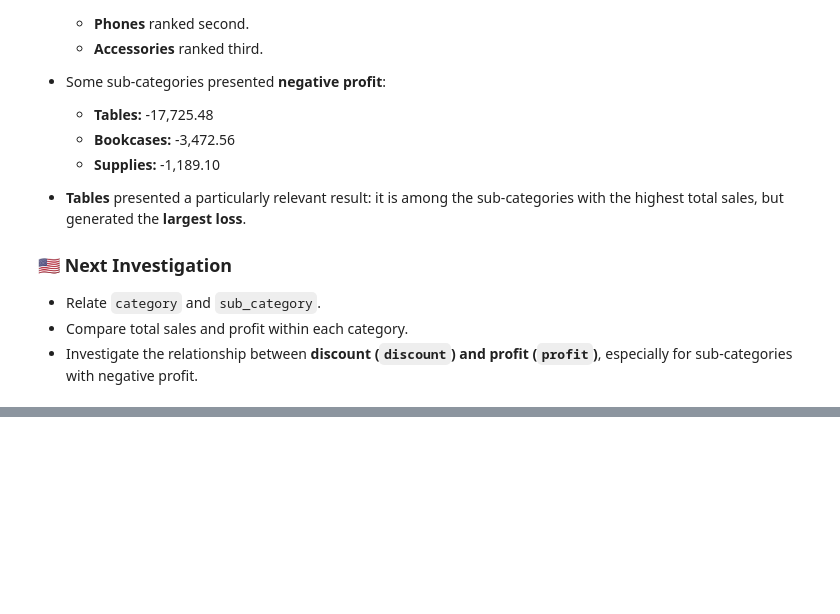
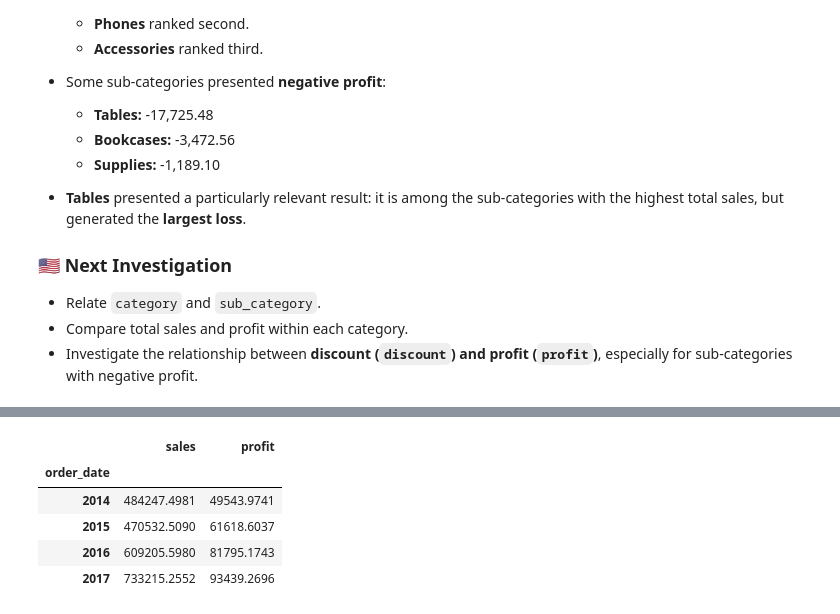
Before and after one commit to higorlu2023-design/superstore-sales-analysis, a Jupyter notebook: Notebooks/EDA.ipynb, the cells around one changed output, grey strips where cells are left out. Saved outputs shown, nothing was run; the diff lists cells and outputs as text; code cells hidden in the pictures; blank space fills up the shorter version.

```diff
--- a/Notebooks/EDA.ipynb
+++ b/Notebooks/EDA.ipynb
@@ -462,0 +714,18 @@ df[df['sub-category'].isin(top5_sales.index)][
+# %%
+df['order_date'] = pd.to_datetime(df['order_date'])
+df['ship_date'] = pd.to_datetime(df['ship_date'])
+# %%
+df_time = (
+    df.groupby(df['order_date'].dt.year)[['sales', 'profit']]
+      .sum()
+      .sort_index()
+)
+
+df_time
+# %% [output]
+|  | sales | profit |
+| order_date |  |  |
+| 2014 | 484247.4981 | 49543.9741 |
+| 2015 | 470532.5090 | 61618.6037 |
+| 2016 | 609205.5980 | 81795.1743 |
+| 2017 | 733215.2552 | 93439.2696 |
```
Also changed, not shown: parts of 18 cells of this notebook, 1 other file.
